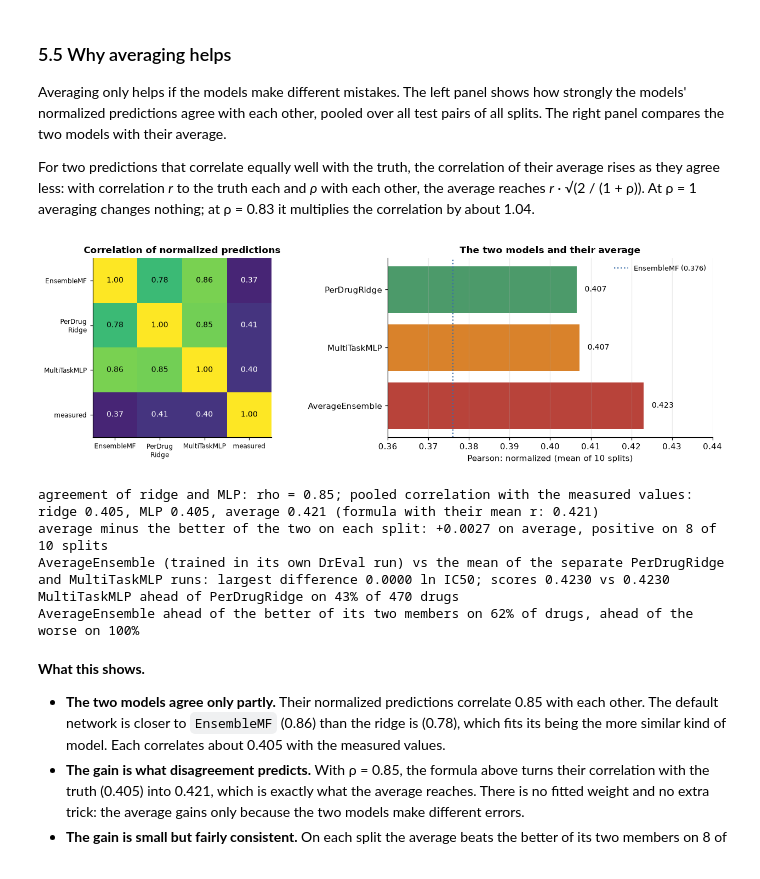
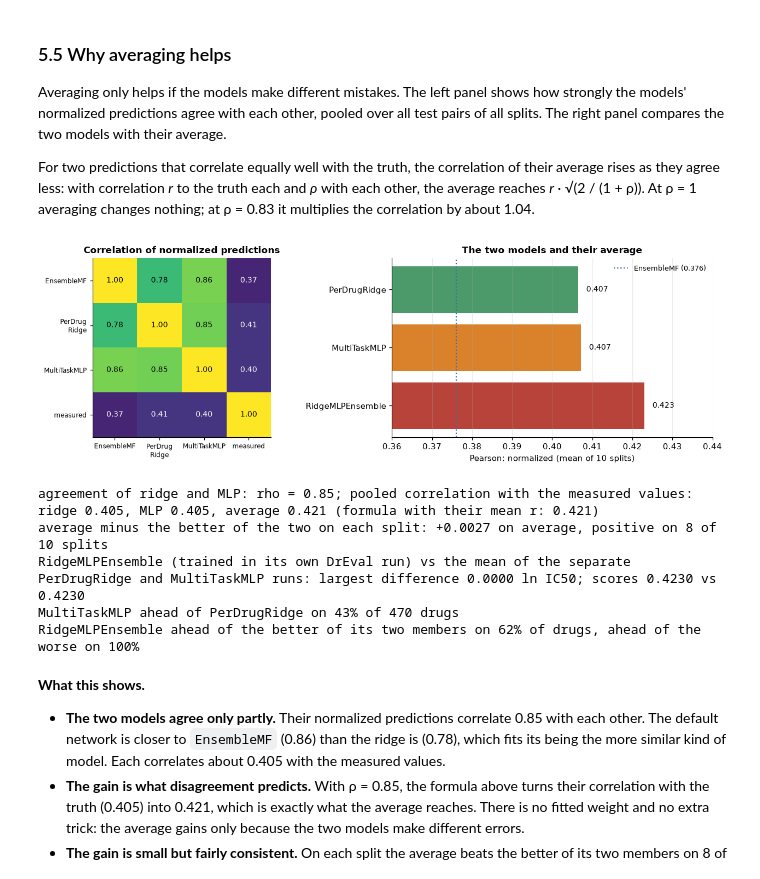
Before and after one commit to ethankershner/dreval-chocolate-challenge, a Jupyter notebook: chocolate_challenge.ipynb, the cells around one changed output. Drawn from its saved outputs; the diff is of its cells as text; code cells hidden in the pictures.

```diff
--- a/chocolate_challenge.ipynb
+++ b/chocolate_challenge.ipynb
@@ -53,7 +53,7 @@ from scipy.stats import friedmanchisquare, spearmanr
 warnings.filterwarnings("ignore")
 np.seterr(all="ignore")
 
-from chocolate import AverageEnsemble, MultiTaskMLP, PerDrugRidge
+from chocolate import RidgeMLPEnsemble, MultiTaskMLP, PerDrugRidge
 from chocolate import analysis as A, plots, run
 from chocolate.multitask_mlp import build_network, train_network
 from chocolate.per_drug_ridge import RIDGE_ALPHAS
@@ -66,7 +66,7 @@ PUBLISHED_EMF = "reference/leaderboard_EnsembleMF_true_vs_pred.csv"  # EnsembleM
 RUN_ID = "final"               # the run with the three models
 CACHE = f"{RESULTS}/analysis"  # results of the experiments in section 5; delete to recompute
 METRIC = run.METRIC
-MODELS = [PerDrugRidge, MultiTaskMLP, AverageEnsemble]
+MODELS = [PerDrugRidge, MultiTaskMLP, RidgeMLPEnsemble]
 OURS = [m.get_model_name() for m in MODELS]
 SINGLE = OURS[:2]
 C = plots.COLORS
@@ -400,8 +400,8 @@ plots.leaderboard(board.mean(), C, axes[0])
 axes[0].set_title("Leaderboard, LCO on CTRPv2 (top 15)")
 x = np.arange(10)
 for m in ["EnsembleMF"] + OURS:
-    axes[1].plot(x, board[m], "o-", color=C[m], label=m, lw=2.2 if m in ("AverageEnsemble", "EnsembleMF") else 1.2,
-                 ms=5 if m in ("AverageEnsemble", "EnsembleMF") else 3.5)
+    axes[1].plot(x, board[m], "o-", color=C[m], label=m, lw=2.2 if m in ("RidgeMLPEnsemble", "EnsembleMF") else 1.2,
+                 ms=5 if m in ("RidgeMLPEnsemble", "EnsembleMF") else 3.5)
 axes[1].set(title="Per split", xlabel="leaderboard split", ylabel=METRIC, xticks=x)
 axes[1].legend(frameon=False, fontsize=8.5)
 plt.tight_layout()
@@ -598,7 +598,7 @@ axes[0].hist(sd, bins=40, color=plots.BLUE)
 axes[0].set(title="Spread of each drug's responses", xlabel="standard deviation of ln IC50 across training cell lines", ylabel="drugs")
 xq = np.arange(len(by_sd))
 for m in ["EnsembleMF"] + OURS:
-    axes[1].plot(xq, by_sd[m], "o-", color=C[m], label=m, lw=2.2 if m in ("EnsembleMF", "AverageEnsemble") else 1.2)
+    axes[1].plot(xq, by_sd[m], "o-", color=C[m], label=m, lw=2.2 if m in ("EnsembleMF", "RidgeMLPEnsemble") else 1.2)
 axes[1].set_xticks(xq)
 axes[1].set_xticklabels([f"{iv.left:.2f}-{iv.right:.2f}" for iv in by_sd.index], fontsize=8.5)
 axes[1].set(title="Per-drug correlation by response spread", xlabel="drugs grouped by response sd (fifths)", ylabel="mean per-drug Pearson\n(reference subtracted)")
@@ -785,56 +785,56 @@ Averaging only helps if the models make different mistakes. The left panel shows
 For two predictions that correlate equally well with the truth, the correlation of their average rises as they agree less: with correlation *r* to the truth each and *ρ* with each other, the average reaches *r* · √(2 / (1 + ρ)). At ρ = 1 averaging changes nothing; at ρ = 0.83 it multiplies the correlation by about 1.04.
 # %%
 names = ["EnsembleMF"] + SINGLE
-allpairs = pd.concat([A.normalized_pairs(f, {m: preds[m][i] for m in names + ["AverageEnsemble"]}) for i, f in enumerate(folds)])
+allpairs = pd.concat([A.normalized_pairs(f, {m: preds[m][i] for m in names + ["RidgeMLPEnsemble"]}) for i, f in enumerate(folds)])
 cm = allpairs[names + ["measured"]].corr()
 rho = cm.loc["PerDrugRidge", "MultiTaskMLP"]
 r_pooled = cm.loc[SINGLE, "measured"].mean()
 expected = r_pooled * np.sqrt(2 / (1 + rho))
-actual = allpairs[["AverageEnsemble", "measured"]].corr().iloc[0, 1]
+actual = allpairs[["RidgeMLPEnsemble", "measured"]].corr().iloc[0, 1]
 
 fig, axes = plt.subplots(1, 2, figsize=(12, 3.9), gridspec_kw={"width_ratios": [1, 1.1]})
 axes[0].imshow(cm.to_numpy(), cmap="viridis", vmin=0.3, vmax=1)
 labels = [n.replace("PerDrug", "PerDrug\n") for n in cm.columns]
 axes[0].set_xticks(range(len(cm)))
 axes[0].set_yticks(range(len(cm)))
 axes[0].set_xticklabels(labels, fontsize=8)
 axes[0].set_yticklabels(labels, fontsize=8)
 for i in range(len(cm)):
     for j in range(len(cm)):
         axes[0].text(j, i, f"{cm.iat[i, j]:.2f}", ha="center", va="center", color="white" if cm.iat[i, j] < 0.75 else "black", fontsize=9)
 axes[0].set_title("Correlation of normalized predictions")
 axes[0].grid(False)
 bars = ours[OURS].mean()
 axes[1].barh(range(3), bars.to_numpy()[::-1], color=[C[m] for m in OURS[::-1]])
 for yy, v in enumerate(bars.to_numpy()[::-1]):
     axes[1].text(v + 0.002, yy, f"{v:.3f}", va="center", fontsize=9)
 axes[1].axvline(board["EnsembleMF"].mean(), color=C["EnsembleMF"], ls=":", label=f"EnsembleMF ({board['EnsembleMF'].mean():.3f})")
 axes[1].set_yticks(range(3))
 axes[1].set_yticklabels(OURS[::-1])
 axes[1].set(xlim=(0.36, 0.44), xlabel=f"{METRIC} (mean of 10 splits)", title="The two models and their average")
 axes[1].legend(frameon=False, fontsize=8.5, loc="upper right")
 axes[1].grid(axis="y", visible=False)
 plt.tight_layout()
 plt.show()
 
 print(f"agreement of ridge and MLP: rho = {rho:.2f}; pooled correlation with the measured values: ridge {cm.loc['PerDrugRidge', 'measured']:.3f}, "
       f"MLP {cm.loc['MultiTaskMLP', 'measured']:.3f}, average {actual:.3f} (formula with their mean r: {expected:.3f})")
-gain = ours["AverageEnsemble"] - ours[SINGLE].max(axis=1)
+gain = ours["RidgeMLPEnsemble"] - ours[SINGLE].max(axis=1)
 print(f"average minus the better of the two on each split: {gain.mean():+.4f} on average, positive on {(gain > 0).sum()} of 10 splits")
 mean_members = [np.mean([preds[m][i] for m in ENSEMBLE_MEMBERS], axis=0) for i in range(10)]
-diff = np.nanmax([np.nanmax(np.abs(preds["AverageEnsemble"][i] - mean_members[i])) for i in range(10)])
-print(f"AverageEnsemble (trained in its own DrEval run) vs the mean of the separate {' and '.join(ENSEMBLE_MEMBERS)} runs: "
-      f"largest difference {diff:.4f} ln IC50; scores {ours['AverageEnsemble'].mean():.4f} vs {np.mean([f.score(p) for f, p in zip(folds, mean_members)]):.4f}")
+diff = np.nanmax([np.nanmax(np.abs(preds["RidgeMLPEnsemble"][i] - mean_members[i])) for i in range(10)])
+print(f"RidgeMLPEnsemble (trained in its own DrEval run) vs the mean of the separate {' and '.join(ENSEMBLE_MEMBERS)} runs: "
+      f"largest difference {diff:.4f} ln IC50; scores {ours['RidgeMLPEnsemble'].mean():.4f} vs {np.mean([f.score(p) for f, p in zip(folds, mean_members)]):.4f}")
 print(f"MultiTaskMLP ahead of PerDrugRidge on {(per_drug.MultiTaskMLP > per_drug.PerDrugRidge).mean():.0%} of {len(per_drug)} drugs")
-print(f"AverageEnsemble ahead of the better of its two members on {(per_drug['AverageEnsemble'] > per_drug[ENSEMBLE_MEMBERS].max(axis=1)).mean():.0%} of drugs, "
-      f"ahead of the worse on {(per_drug['AverageEnsemble'] > per_drug[ENSEMBLE_MEMBERS].min(axis=1)).mean():.0%}")
+print(f"RidgeMLPEnsemble ahead of the better of its two members on {(per_drug['RidgeMLPEnsemble'] > per_drug[ENSEMBLE_MEMBERS].max(axis=1)).mean():.0%} of drugs, "
+      f"ahead of the worse on {(per_drug['RidgeMLPEnsemble'] > per_drug[ENSEMBLE_MEMBERS].min(axis=1)).mean():.0%}")
 # %% [output]
-[figure, old version]
+[figure, new version]
 agreement of ridge and MLP: rho = 0.85; pooled correlation with the measured values: ridge 0.405, MLP 0.405, average 0.421 (formula with their mean r: 0.421)
 average minus the better of the two on each split: +0.0027 on average, positive on 8 of 10 splits
-AverageEnsemble (trained in its own DrEval run) vs the mean of the separate PerDrugRidge and MultiTaskMLP runs: largest difference 0.0000 ln IC50; scores 0.4230 vs 0.4230
+RidgeMLPEnsemble (trained in its own DrEval run) vs the mean of the separate PerDrugRidge and MultiTaskMLP runs: largest difference 0.0000 ln IC50; scores 0.4230 vs 0.4230
 MultiTaskMLP ahead of PerDrugRidge on 43% of 470 drugs
-AverageEnsemble ahead of the better of its two members on 62% of drugs, ahead of the worse on 100%
+RidgeMLPEnsemble ahead of the better of its two members on 62% of drugs, ahead of the worse on 100%
 # %% [markdown]
 **What this shows.**
 
```
Also changed, not shown: parts of 14 cells of this notebook, 6 other files.
